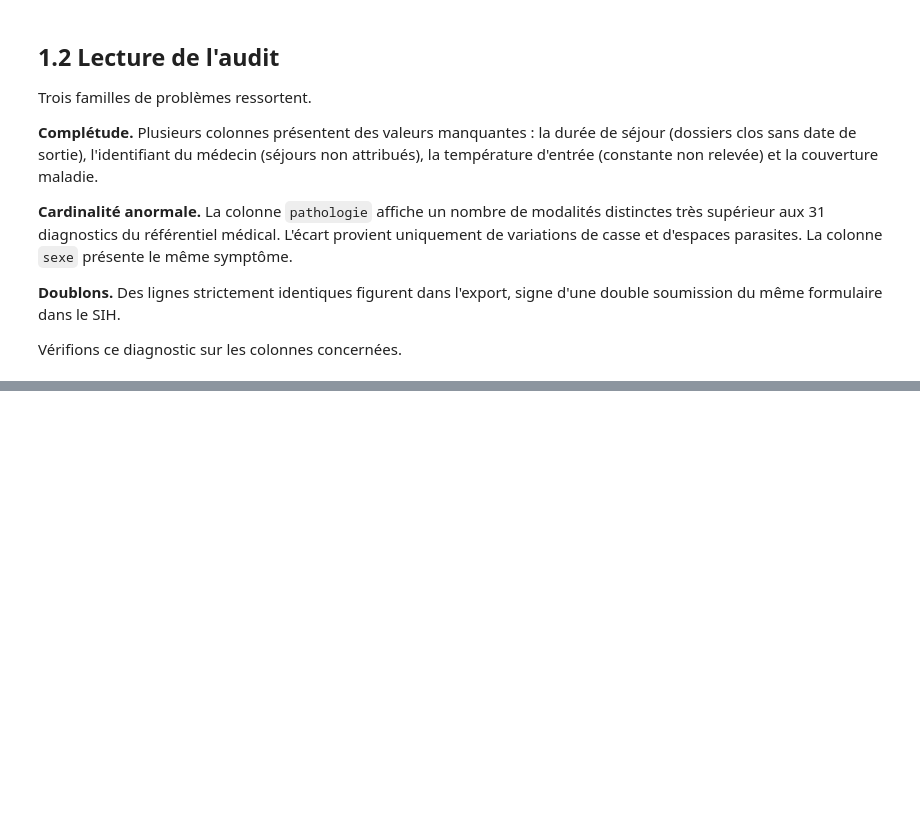
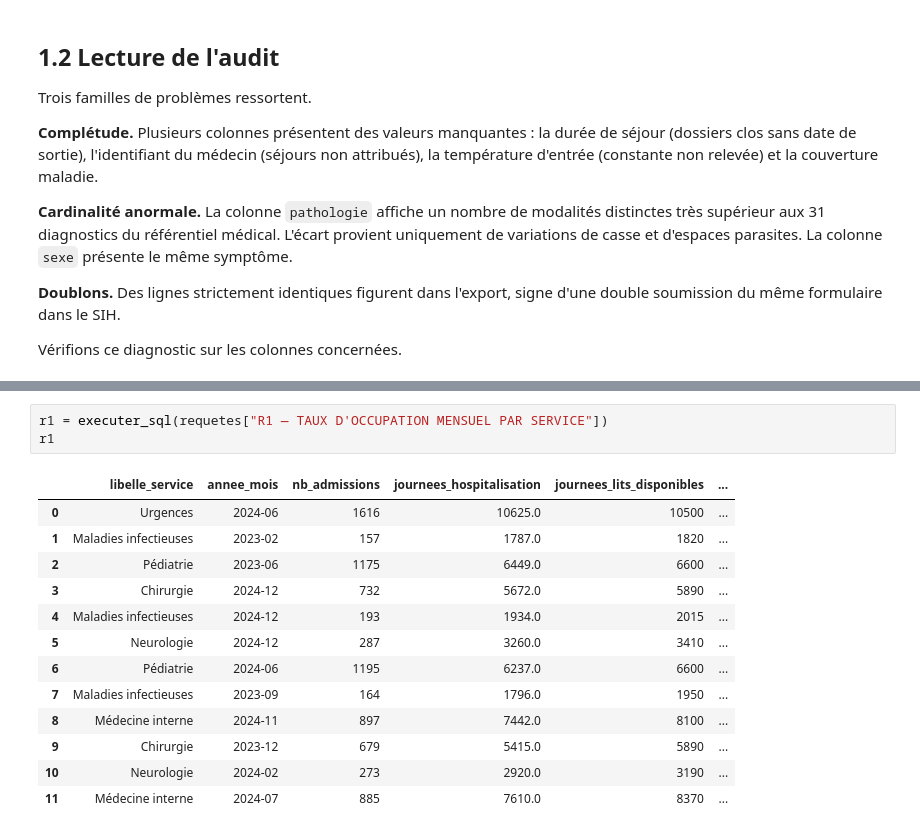
Before and after one commit to Vxell/projet-de-chu-treichville, a Jupyter notebook: notebooks/pipeline_etl.ipynb, the cells around one changed output, grey strips where cells are left out. Drawn from its saved outputs; the diff is of its cells as text; blank space fills up the shorter version.

```diff
--- a/notebooks/pipeline_etl.ipynb
+++ b/notebooks/pipeline_etl.ipynb
@@ -204,0 +688,17 @@ print(f"Lignes strictement dupliquées : {df_brut.duplicated().sum():,}")
+# %%
+r1 = executer_sql(requetes["R1 — TAUX D'OCCUPATION MENSUEL PAR SERVICE"])
+r1
+# %% [output]
+|  | libelle_service | annee_mois | nb_admissions | journees_hospitalisation | journees_lits_disponibles | ... |
+| 0 | Urgences | 2024-06 | 1616 | 10625.0 | 10500 | ... |
+| 1 | Maladies infectieuses | 2023-02 | 157 | 1787.0 | 1820 | ... |
+| 2 | Pédiatrie | 2023-06 | 1175 | 6449.0 | 6600 | ... |
+| 3 | Chirurgie | 2024-12 | 732 | 5672.0 | 5890 | ... |
+| 4 | Maladies infectieuses | 2024-12 | 193 | 1934.0 | 2015 | ... |
+| 5 | Neurologie | 2024-12 | 287 | 3260.0 | 3410 | ... |
+| 6 | Pédiatrie | 2024-06 | 1195 | 6237.0 | 6600 | ... |
+| 7 | Maladies infectieuses | 2023-09 | 164 | 1796.0 | 1950 | ... |
+| 8 | Médecine interne | 2024-11 | 897 | 7442.0 | 8100 | ... |
+| 9 | Chirurgie | 2023-12 | 679 | 5415.0 | 5890 | ... |
+| 10 | Neurologie | 2024-02 | 273 | 2920.0 | 3190 | ... |
+| 11 | Médecine interne | 2024-07 | 885 | 7610.0 | 8370 | ... |
```
Also changed, not shown: parts of 40 cells of this notebook, 1 other file.
